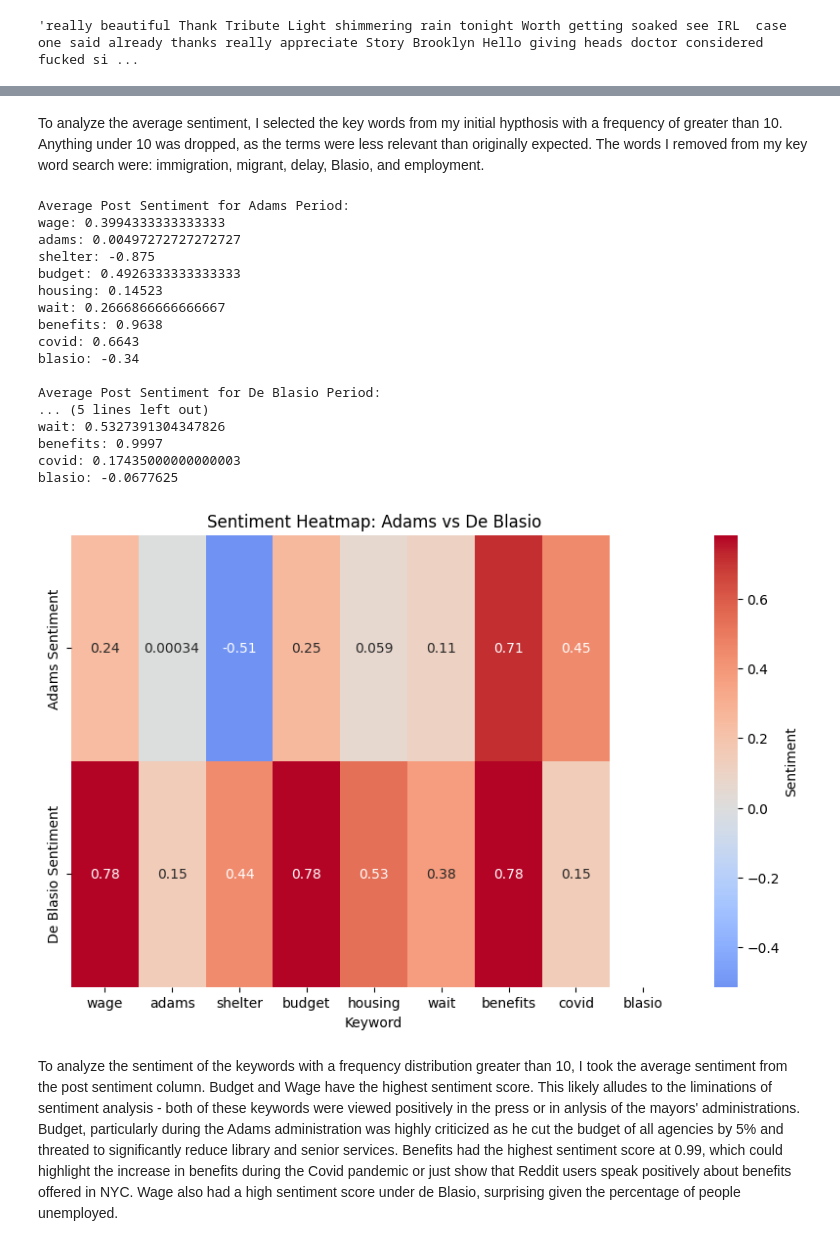
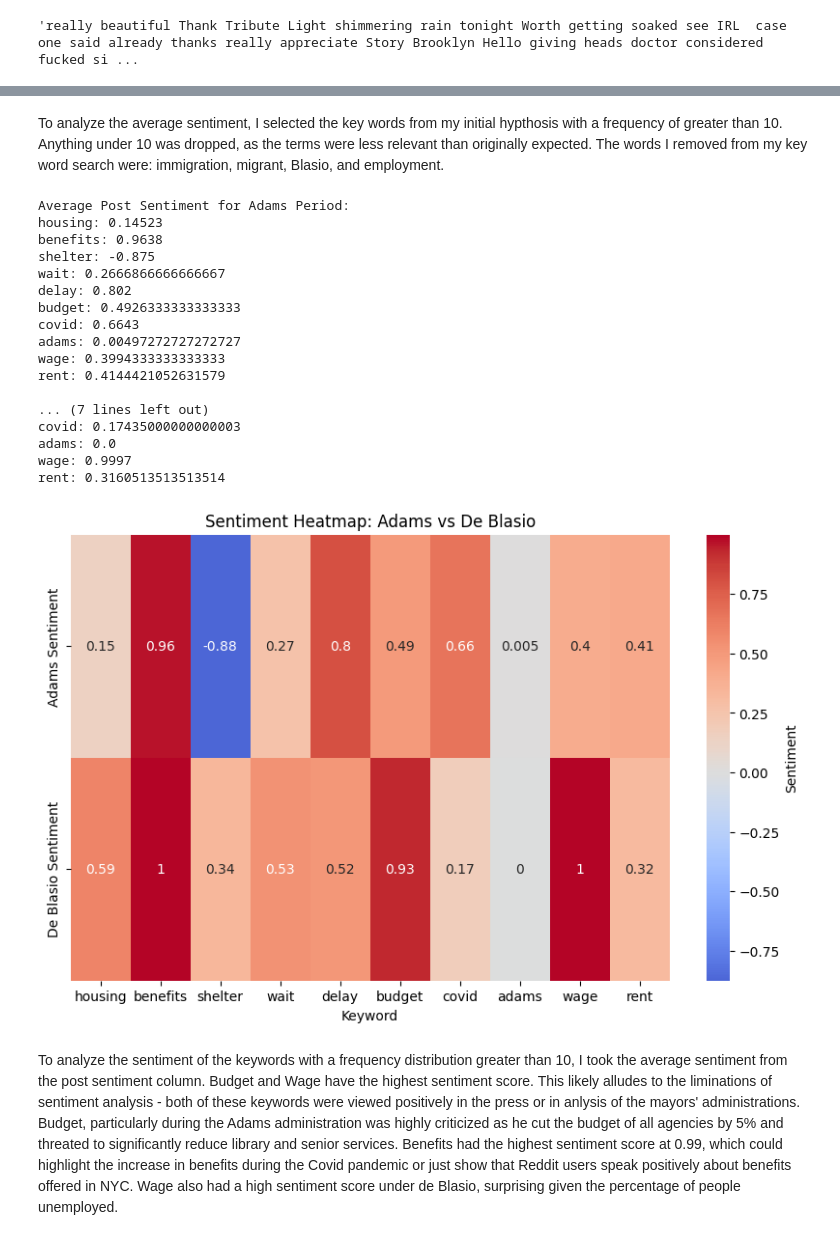
Before and after one commit to lnomkin/Text_Analysis_Final_Project, a Jupyter notebook: 311_Service_Request_Comparison.ipynb, the cells around one changed output, grey strips where cells are left out. Cells and saved outputs as stored; diff of their text form; code cells hidden in the pictures.

```diff
--- a/311_Service_Request_Comparison.ipynb
+++ b/311_Service_Request_Comparison.ipynb
@@ -801,10 +851,30 @@ Adams Period Sentiment Analysis:
 
 [752 rows x 4 columns]
 # %% [markdown]
-To analyze the average sentiment, I selected the key words from my initial hypthosis with a frequency of greater than 10. Anything under 10 was dropped, as the terms were less relevant than originally expected. The words I removed from my key word search were: immigration, migrant, delay, Blasio, and employment.
+To analyze the average sentiment, I selected the key words from my initial hypthosis with a frequency of greater than 10. Anything under 10 was dropped, as the terms were less relevant than originally expected. The words I removed from my key word search were: immigration, migrant, Blasio, and employment.
 # %%
+deblasio_df = reddit_short_df[(reddit_short_df['date'] >= start_date_deblasio) & (reddit_short_df['date'] <= end_date_deblasio)].copy()
+adams_df = reddit_short_df[(reddit_short_df['date'] >= start_date_adams) & (reddit_short_df['date'] <= end_date_adams)].copy()
+
 # Initialize the keywords list
-keywords = ['housing', 'benefits', 'shelter', 'wait', 'delays', 'budget', 'immigration', 'migrant', 'covid', 'blasio', 'adams', 'wage', 'employment', 'rent']
+keywords = ['housing', 'benefits', 'shelter', 'wait', 'delay', 'budget', 'covid', 'adams', 'wage', 'rent']
+
+from nltk.sentiment import SentimentIntensityAnalyzer
+
+# Initialize the SentimentIntensityAnalyzer
+analyzer = SentimentIntensityAnalyzer()
+
+# Create the get_sentiment function
+def get_sentiment(text):
+    # Get the sentiment scores for the text
+    scores = analyzer.polarity_scores(text)
+
+    # Return the compound sentiment score (this score reflects the overall sentiment)
+    return scores['compound']
+
+# Apply the get_sentiment function to both DataFrames, creating 'post_sentiment'
+adams_df['post_sentiment'] = adams_df['combined_text'].apply(get_sentiment) #Creating post_sentiment column
+deblasio_df['post_sentiment'] = deblasio_df['combined_text'].apply(get_sentiment) #Creating post_sentiment column
 
 # Function to calculate average sentiment for each keyword
 def calculate_average_sentiment(df, keywords, sentiment_column):
@@ -839,50 +909,51 @@ for keyword, avg_sentiment in deblasio_average_sentiments.items():
 #Using Melanie Walsh's Sentiment Analysis guide, I prompted ChatGPT to write a code to apply the sentiment analysis to my two dataframes and the post_sentiment column
 # %% [output]
 Average Post Sentiment for Adams Period:
+housing: 0.14523
+benefits: 0.9638
+shelter: -0.875
+wait: 0.2666866666666667
+delay: 0.802
+budget: 0.4926333333333333
+covid: 0.6643
+adams: 0.00497272727272727
 wage: 0.3994333333333333
-adams: 0.00497272727272727
-shelter: -0.875
-budget: 0.4926333333333333
-housing: 0.14523
-wait: 0.2666866666666667
-benefits: 0.9638
-covid: 0.6643
-blasio: -0.34
+rent: 0.4144421052631579
 
-Average Post Sentiment for De Blasio Period:
-... (5 lines left out)
-wait: 0.5327391304347826
-benefits: 0.9997
+... (7 lines left out)
 covid: 0.17435000000000003
-blasio: -0.0677625
+adams: 0.0
+wage: 0.9997
+rent: 0.3160513513513514
 # %%
 import seaborn as sns
 import pandas as pd
 import matplotlib.pyplot as plt  # Ensure you have plt imported for the plot
 
 # Define the keywords list
-keywords = ['housing', 'benefits', 'shelter', 'wait', 'delays', 'budget', 'immigration', 'migrant', 'covid', 'blasio', 'adams', 'wage', 'employment', 'rent']
+keywords = ['housing', 'benefits', 'shelter', 'wait', 'delay', 'budget', 'covid', 'adams', 'wage', 'rent']
 
 # Create a DataFrame
 # Convert dictionaries to lists for 'Adams Sentiment' and 'De Blasio Sentiment' columns
 data = {
     'Keyword': keywords,
     'Adams Sentiment': [adams_average_sentiments.get(keyword, float('nan')) for keyword in keywords],
     'De Blasio Sentiment': [deblasio_average_sentiments.get(keyword, float('nan')) for keyword in keywords]
 }
 
 df = pd.DataFrame(data)
 
 # Plotting heatmap
 df.set_index('Keyword', inplace=True)
 plt.figure(figsize=(10, 6))
 sns.heatmap(df.T, annot=True, cmap="coolwarm", center=0, cbar_kws={'label': 'Sentiment'})
 plt.title('Sentiment Heatmap: Adams vs De Blasio')
 plt.show()
 
-#I adapted the above script from Geeks for Geeks Seaborn Heatmap Guide: https://www.geeksforgeeks.org/seaborn-heatmap-a-comprehensive-guide/ and I prompted ChatGPT to modify the code with my keyword list
+#I adapted the above script from Geeks for Geeks Seaborn Heatmap Guide: https://www.geeksforgeeks.org/seaborn-heatmap-a-comprehensive-guide/
+#I prompted ChatGPT to modify the code with my keyword list and plot a heatmap using the average sentiment of the two time periods, being sure to remove nan
 # %% [output]
-[figure, old version]
+[figure, new version]
 # %% [markdown]
 To analyze the sentiment of the keywords with a frequency distribution greater than 10, I took the average sentiment from the post sentiment column. Budget and Wage have the highest sentiment score. This likely alludes to the liminations of sentiment analysis - both of these keywords were viewed positively in the press or in anlysis of the mayors' administrations. Budget, particularly during the Adams administration was highly criticized as he cut the budget of all agencies by 5% and threated to significantly reduce library and senior services. Benefits had the highest sentiment score at 0.99, which could highlight the increase in benefits during the Covid pandemic or just show that Reddit users speak positively about benefits offered in NYC. Wage also had a high sentiment score under de Blasio, surprising given the percentage of people unemployed.
 
```
Also changed, not shown: parts of 48 cells of this notebook.
